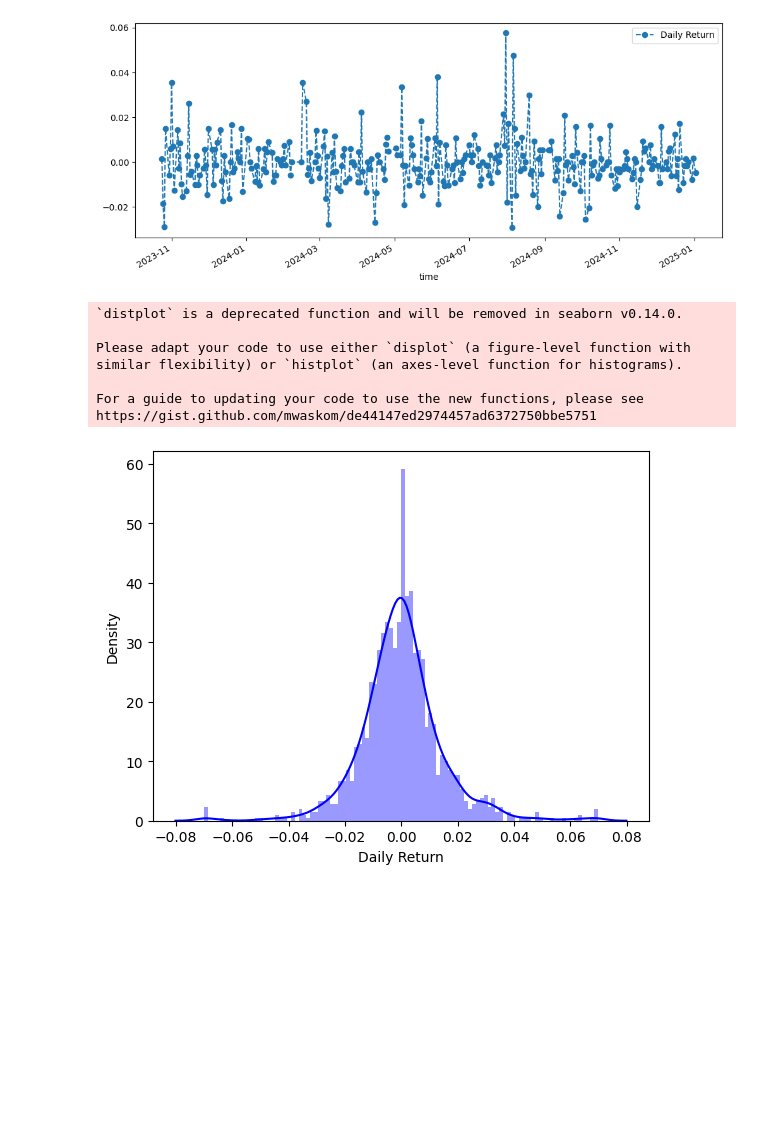
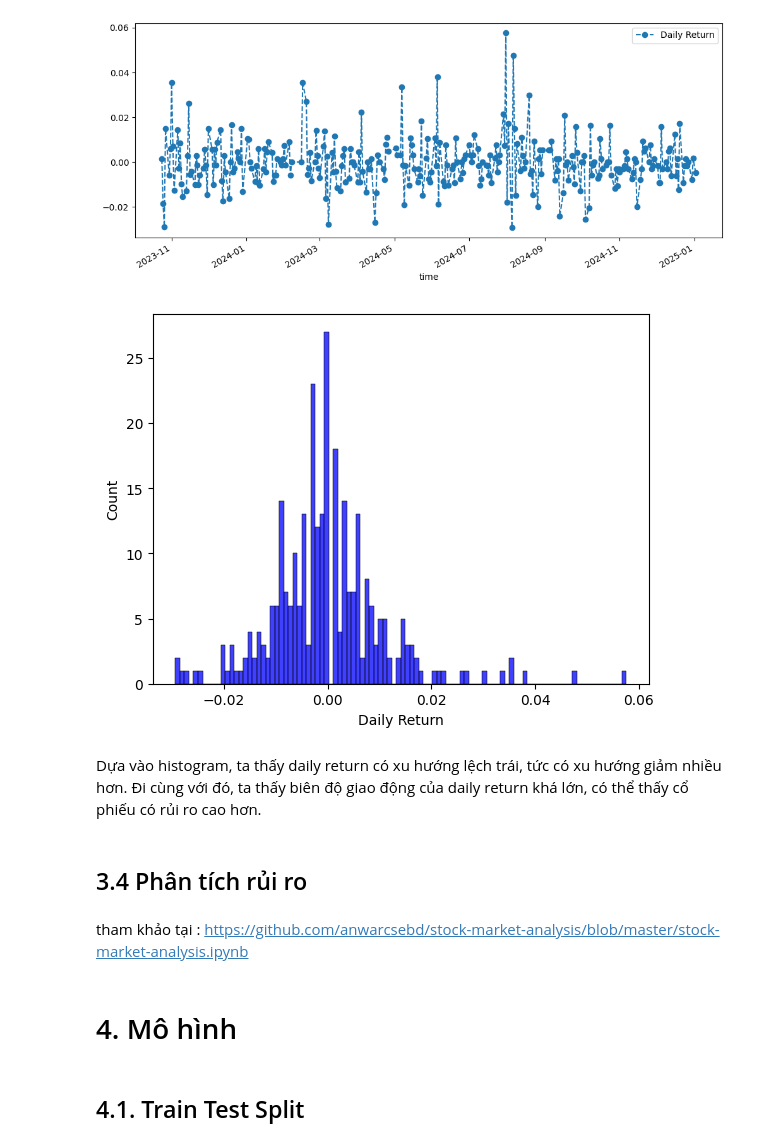
Before and after one commit to Likelipop/DQL_Trading_based, a Jupyter notebook: EDA.ipynb, the cells around one changed output. Saved outputs shown, nothing was run; the diff lists cells and outputs as text; code cells hidden in the pictures; blank space fills up the shorter version.

```diff
--- a/EDA.ipynb
+++ b/EDA.ipynb
@@ -273,14 +275,20 @@ plt.show()
 [figure]
 # %%
 # Note the use of dropna() here, otherwise the NaN values can't be read by seaborn
-sns.distplot(df_VNM['Daily Return'].dropna(),bins=100,color='blue')
+sns.histplot(df_VNM['Daily Return'][-300:].dropna(),bins=100,color='blue')
 plt.show()
 # %% [output]
-`distplot` is a deprecated function and will be removed in seaborn v0.14.0.
-
-Please adapt your code to use either `displot` (a figure-level function with
-similar flexibility) or `histplot` (an axes-level function for histograms).
-
-For a guide to updating your code to use the new functions, please see
-https://gist.github.com/mwaskom/de44147ed2974457ad6372750bbe5751
-[figure, old version]
+[figure, new version]
+# %% [markdown]
+Dựa vào histogram, ta thấy daily return có xu hướng lệch trái, tức có xu hướng giảm nhiều hơn. Đi cùng với đó, ta thấy biên độ giao động của daily return khá lớn, có thể thấy cổ phiếu có rủi ro cao hơn.
+# %% [markdown]
+<a id='3.4'></a>
+## 3.4 Phân tích rủi ro
+# %% [markdown]
+tham khảo tại : https://github.com/anwarcsebd/stock-market-analysis/blob/master/stock-market-analysis.ipynb
+# %% [markdown]
+<a id='4.'></a>
+# 4. Mô hình
+# %% [markdown]
+<a id='4.1'></a>
+## 4.1. Train Test Split
```
Also changed, not shown: parts of 18 cells of this notebook.
